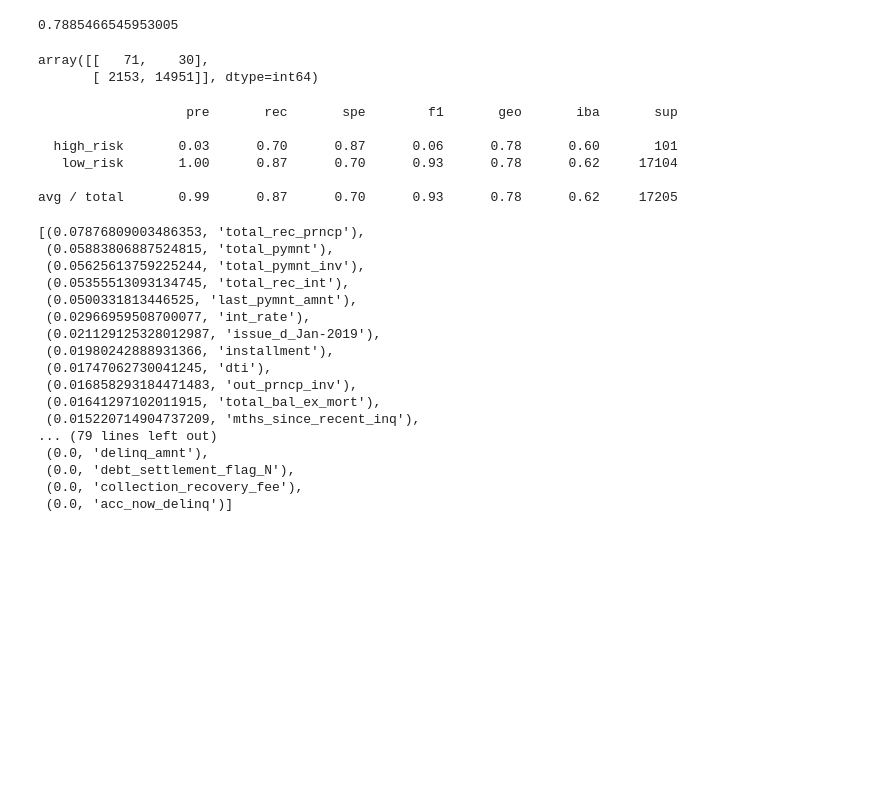
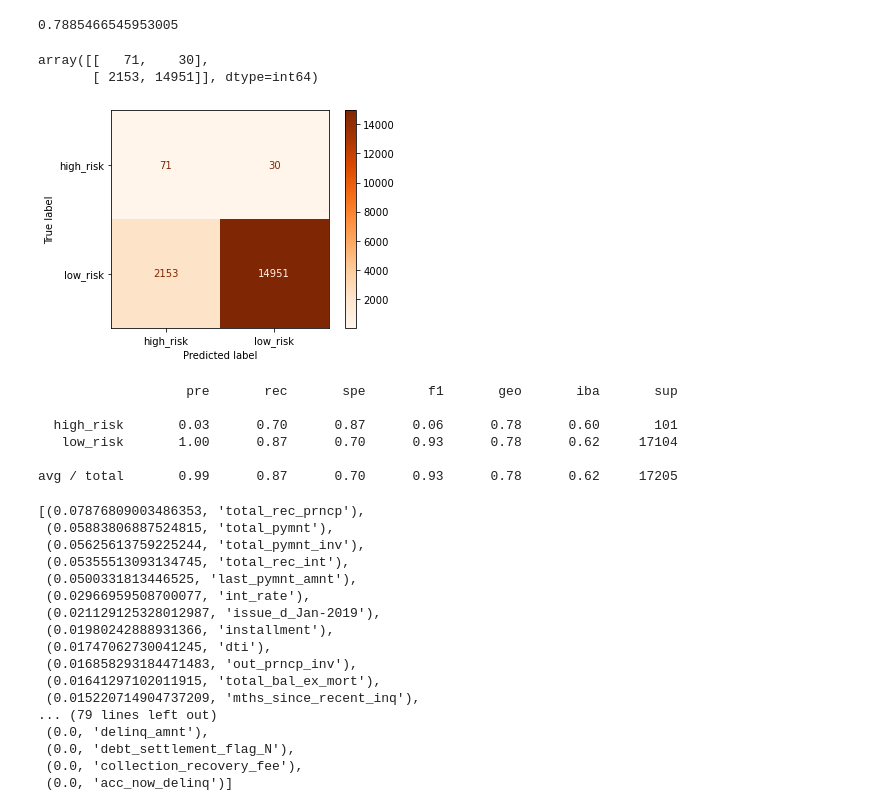
Before and after one commit to umakiyer/Credit_Risk_Analysis, a Jupyter notebook: credit_risk_ensemble.ipynb, the cells around one changed output. Saved outputs shown, nothing was run; the diff lists cells and outputs as text; code cells hidden in the pictures; blank space fills up the shorter version.

Commit message:
Added Graph

```diff
--- a/credit_risk_ensemble.ipynb
+++ b/credit_risk_ensemble.ipynb
@@ -172,6 +164,10 @@ confusion_matrix(y_test, y_pred)
 # %% [output]
 array([[   71,    30],
        [ 2153, 14951]], dtype=int64)
+# %%
+disp=plot_confusion_matrix(rf_model, X_test,y_test,cmap='Oranges',values_format='d')
+# %% [output]
+[figure, added]
 # %%
 # Print the imbalanced classification report
 print(classification_report_imbalanced(y_test, y_pred))
```
Also changed, not shown: parts of 3 cells of this notebook, 1 other file.
